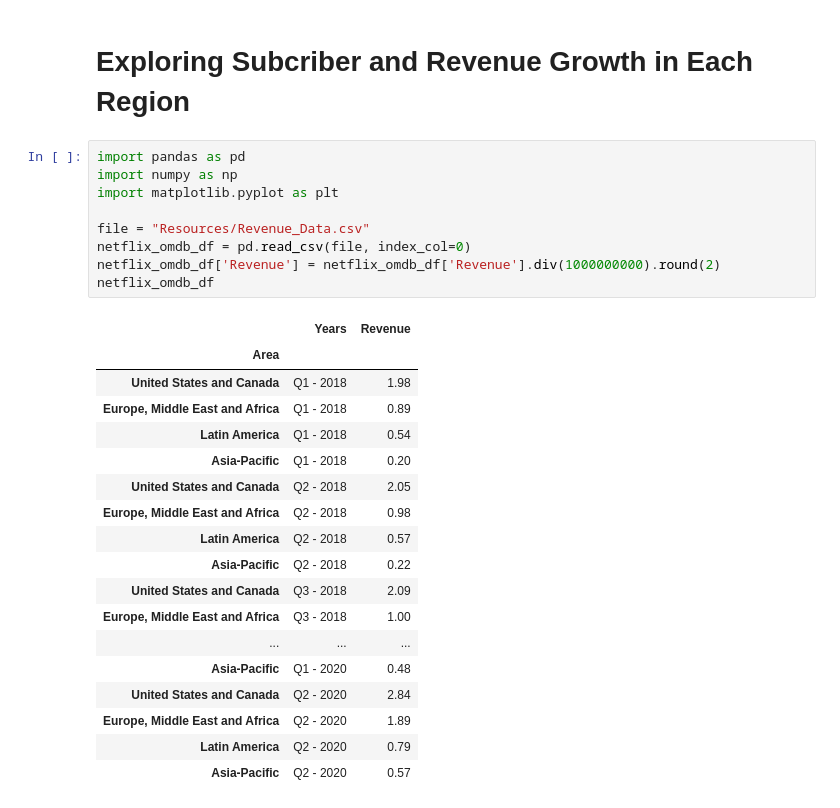
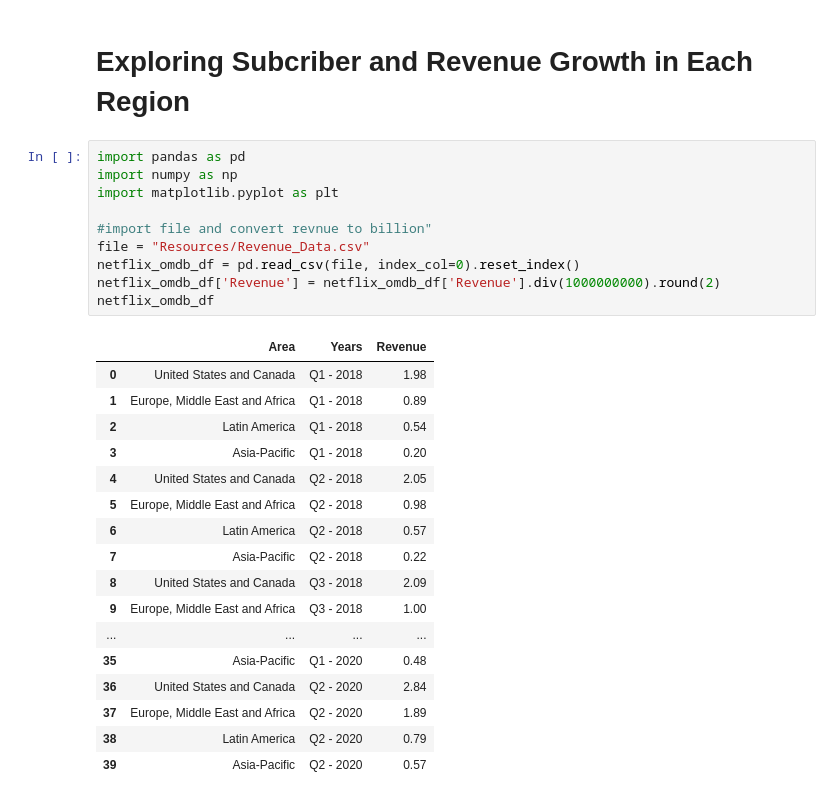
Before and after one commit to jimbleslilley/bootcamp-project-1, a Jupyter notebook: RegionGrowth.ipynb, the cells around one changed output. Drawn from its saved outputs; the diff is of its cells as text.

```diff
--- a/RegionGrowth.ipynb
+++ b/RegionGrowth.ipynb
@@ -3,29 +3,29 @@
 # %%
 import pandas as pd
 import numpy as np
 import matplotlib.pyplot as plt
 
+#import file and convert revnue to billion"
 file = "Resources/Revenue_Data.csv"
-netflix_omdb_df = pd.read_csv(file, index_col=0)
+netflix_omdb_df = pd.read_csv(file, index_col=0).reset_index()
 netflix_omdb_df['Revenue'] = netflix_omdb_df['Revenue'].div(1000000000).round(2)
 netflix_omdb_df
 # %% [output]
-|  | Years | Revenue |
-| Area |  |  |
-| United States and Canada | Q1 - 2018 | 1.98 |
-| Europe, Middle East and Africa | Q1 - 2018 | 0.89 |
-| Latin America | Q1 - 2018 | 0.54 |
-| Asia-Pacific | Q1 - 2018 | 0.20 |
-| United States and Canada | Q2 - 2018 | 2.05 |
-| Europe, Middle East and Africa | Q2 - 2018 | 0.98 |
-| Latin America | Q2 - 2018 | 0.57 |
-| Asia-Pacific | Q2 - 2018 | 0.22 |
-| United States and Canada | Q3 - 2018 | 2.09 |
-| Europe, Middle East and Africa | Q3 - 2018 | 1.00 |
-| ... | ... | ... |
-| Asia-Pacific | Q1 - 2020 | 0.48 |
-| United States and Canada | Q2 - 2020 | 2.84 |
-| Europe, Middle East and Africa | Q2 - 2020 | 1.89 |
-| Latin America | Q2 - 2020 | 0.79 |
-| Asia-Pacific | Q2 - 2020 | 0.57 |
+|  | Area | Years | Revenue |
+| 0 | United States and Canada | Q1 - 2018 | 1.98 |
+| 1 | Europe, Middle East and Africa | Q1 - 2018 | 0.89 |
+| 2 | Latin America | Q1 - 2018 | 0.54 |
+| 3 | Asia-Pacific | Q1 - 2018 | 0.20 |
+| 4 | United States and Canada | Q2 - 2018 | 2.05 |
+| 5 | Europe, Middle East and Africa | Q2 - 2018 | 0.98 |
+| 6 | Latin America | Q2 - 2018 | 0.57 |
+| 7 | Asia-Pacific | Q2 - 2018 | 0.22 |
+| 8 | United States and Canada | Q3 - 2018 | 2.09 |
+| 9 | Europe, Middle East and Africa | Q3 - 2018 | 1.00 |
+| ... | ... | ... | ... |
+| 35 | Asia-Pacific | Q1 - 2020 | 0.48 |
+| 36 | United States and Canada | Q2 - 2020 | 2.84 |
+| 37 | Europe, Middle East and Africa | Q2 - 2020 | 1.89 |
+| 38 | Latin America | Q2 - 2020 | 0.79 |
+| 39 | Asia-Pacific | Q2 - 2020 | 0.57 |
 # %%
```
Also changed, not shown: parts of 7 cells of this notebook.
